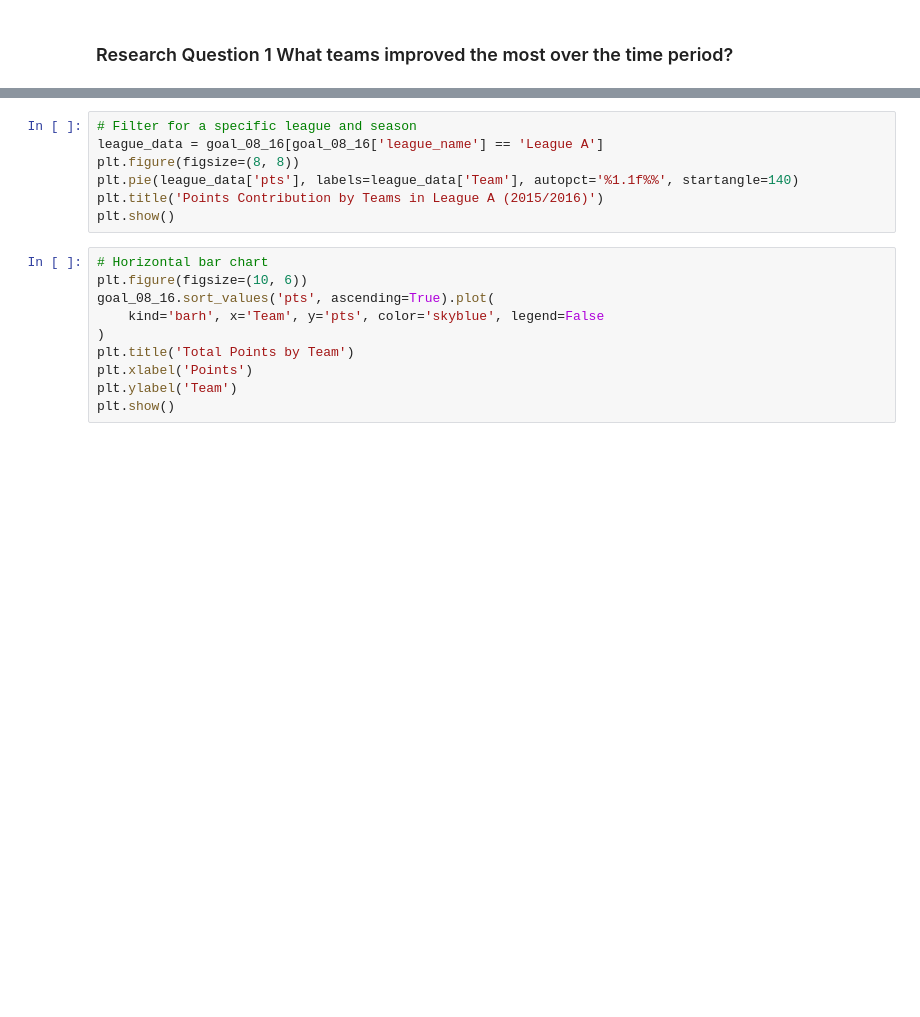
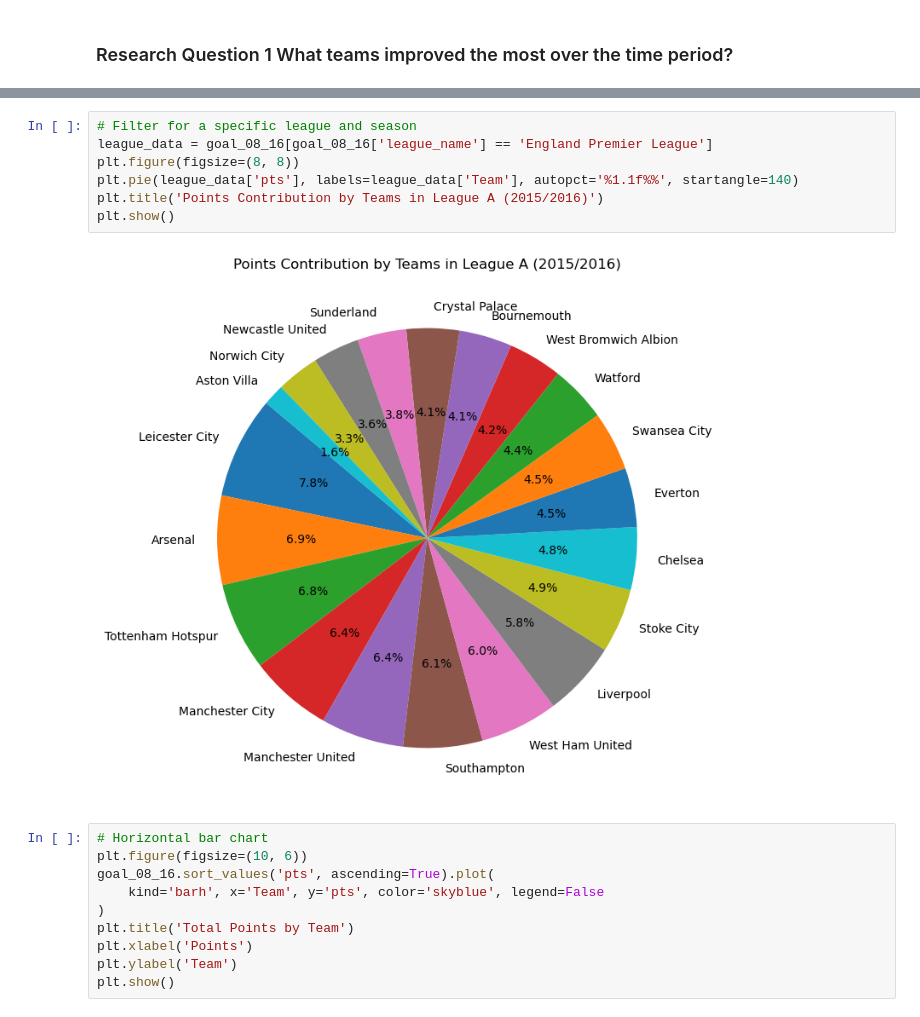
Before and after one commit to Daviedavie100/Investigating_dataset_project, a Jupyter notebook: Investigate_a_Dataset.ipynb, the cells around one changed output, grey strips where cells are left out. Saved outputs shown, nothing was run; the diff lists cells and outputs as text; blank space fills up the shorter version.

```diff
--- a/Investigate_a_Dataset.ipynb
+++ b/Investigate_a_Dataset.ipynb
@@ -1412,10 +1401,12 @@ plt.show()
 # %%
 # Filter for a specific league and season
-league_data = goal_08_16[goal_08_16['league_name'] == 'League A']
+league_data = goal_08_16[goal_08_16['league_name'] == 'England Premier League']
 plt.figure(figsize=(8, 8))
 plt.pie(league_data['pts'], labels=league_data['Team'], autopct='%1.1f%%', startangle=140)
 plt.title('Points Contribution by Teams in League A (2015/2016)')
 plt.show()
+# %% [output]
+[figure, added]
 # %%
 # Horizontal bar chart
 plt.figure(figsize=(10, 6))
```
Also changed, not shown: parts of 8 cells of this notebook.
